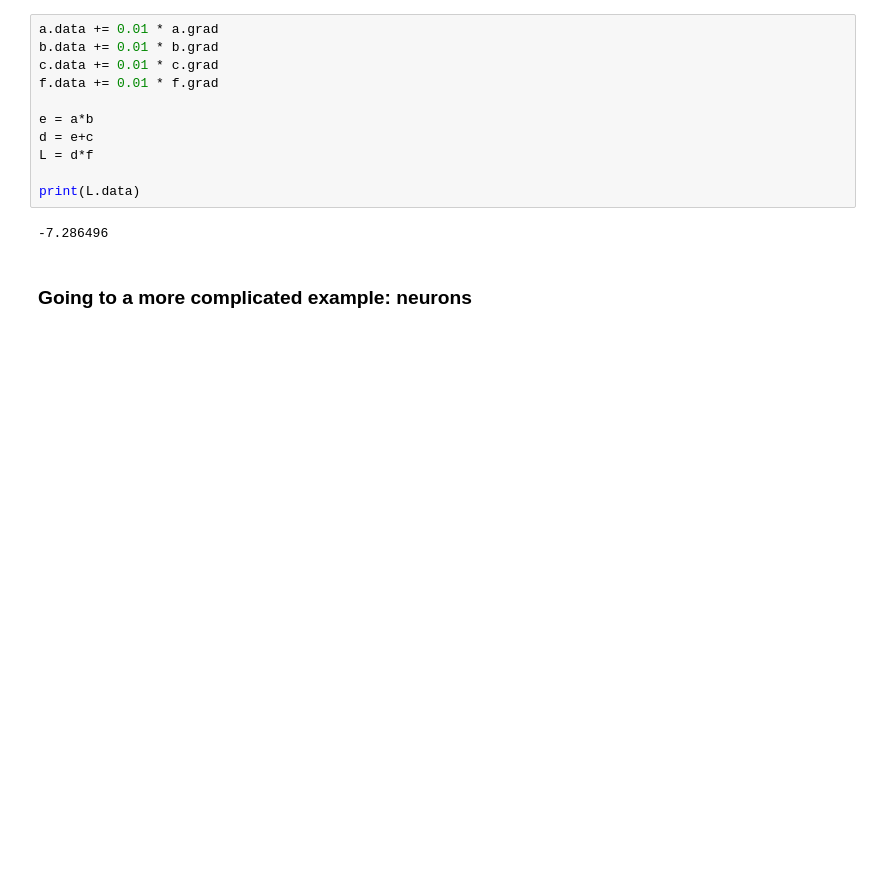
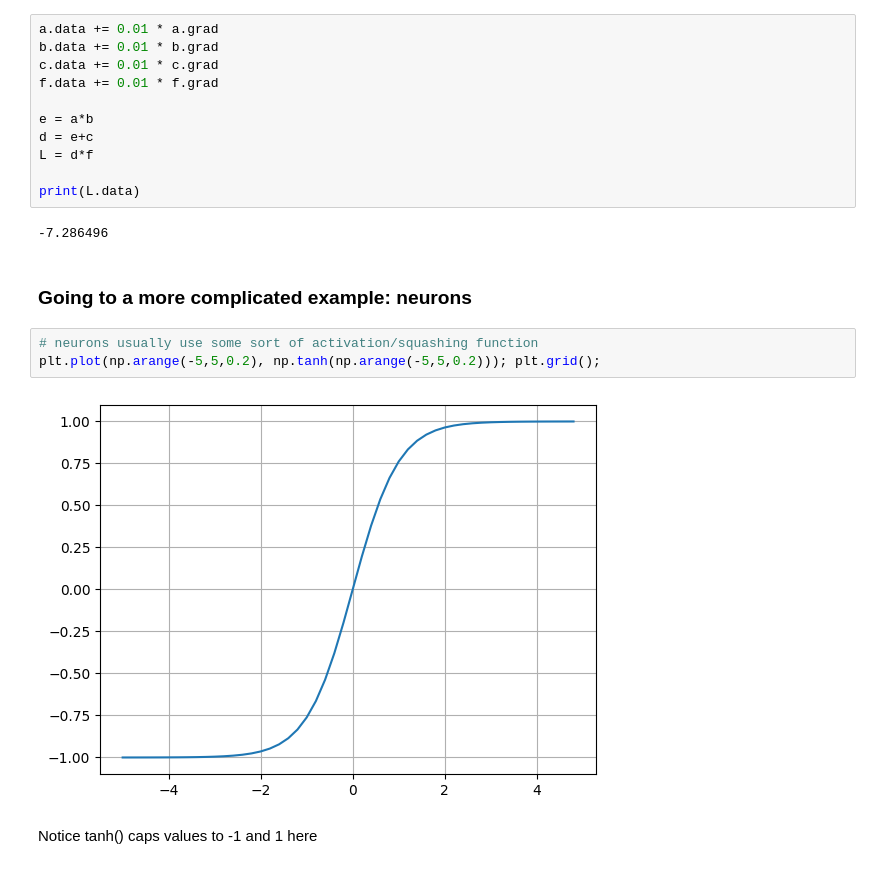
Before and after one commit to AaronWChen/karpathy-zero_to_hero, a Jupyter notebook: notebooks/exploratory/01_intro_nn_backprop_micrograd.ipynb, the cells around one changed output. Cells and saved outputs as stored; diff of their text form; blank space fills up the shorter version.

```diff
--- a/notebooks/exploratory/01_intro_nn_backprop_micrograd.ipynb
+++ b/notebooks/exploratory/01_intro_nn_backprop_micrograd.ipynb
@@ -299,3 +305,10 @@ print(L.data)
 -7.286496
 # %% [markdown]
 ### Going to a more complicated example: neurons
+# %%
+# neurons usually use some sort of activation/squashing function
+plt.plot(np.arange(-5,5,0.2), np.tanh(np.arange(-5,5,0.2))); plt.grid();
+# %% [output]
+[figure, added]
+# %% [markdown]
+Notice tanh() caps values to -1 and 1 here
```
Also changed, not shown: parts of 4 cells of this notebook.
